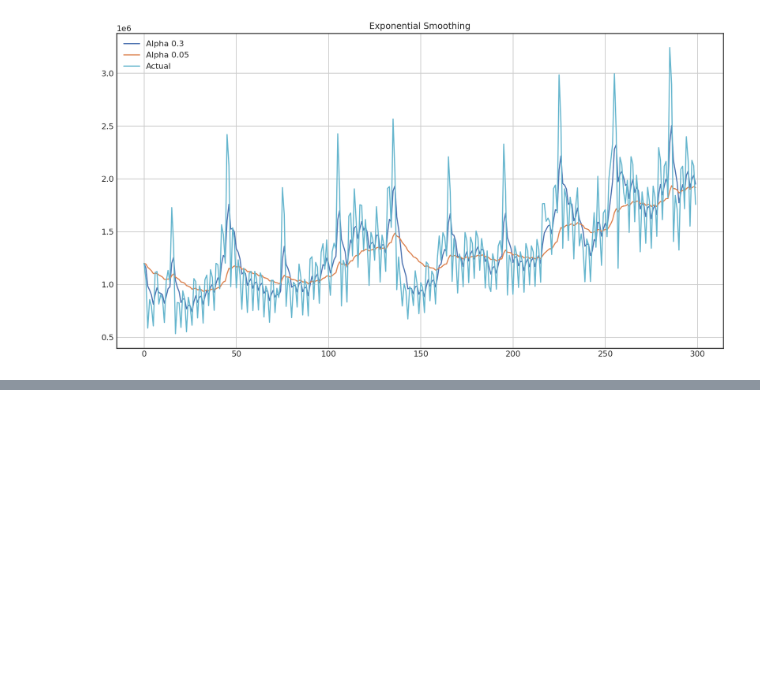
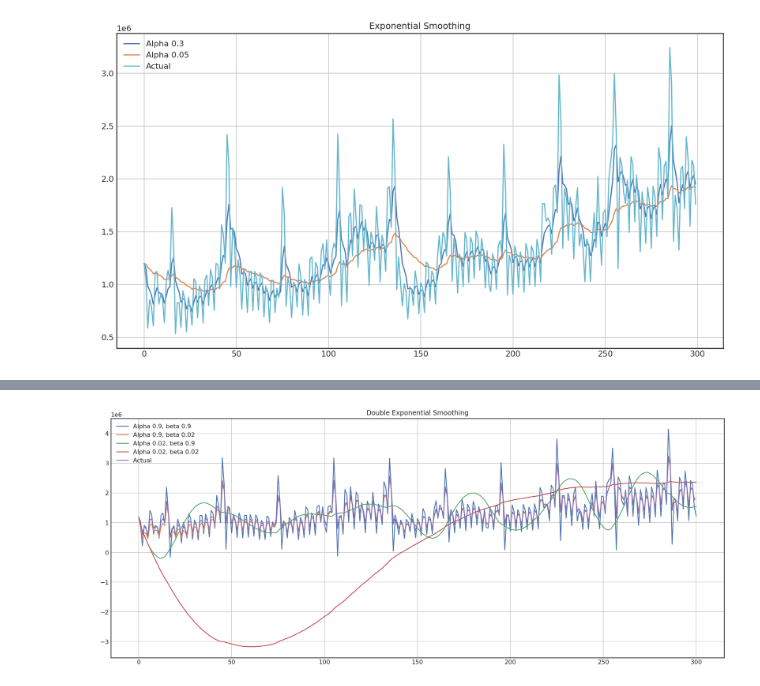
Before and after one commit to Partha-SUST16/Time_Series_Analysis, a Jupyter notebook: Time_Series_One.ipynb, the cells around one changed output, grey strips where cells are left out. Cells and saved outputs as stored; diff of their text form; code cells hidden in the pictures; blank space fills up the shorter version.

```diff
--- a/Time_Series_One.ipynb
+++ b/Time_Series_One.ipynb
@@ -310,0 +366,4 @@ plotExponentialSmoothing(currency.GEMS_GEMS_SPENT, [0.3, 0.05])
+# %%
+plotDoubleExponentialSmoothing(currency.GEMS_GEMS_SPENT, alphas=[0.9, 0.02], betas=[0.9, 0.02])
+# %% [output]
+[figure, added]
```
Also changed, not shown: parts of 5 cells of this notebook.
